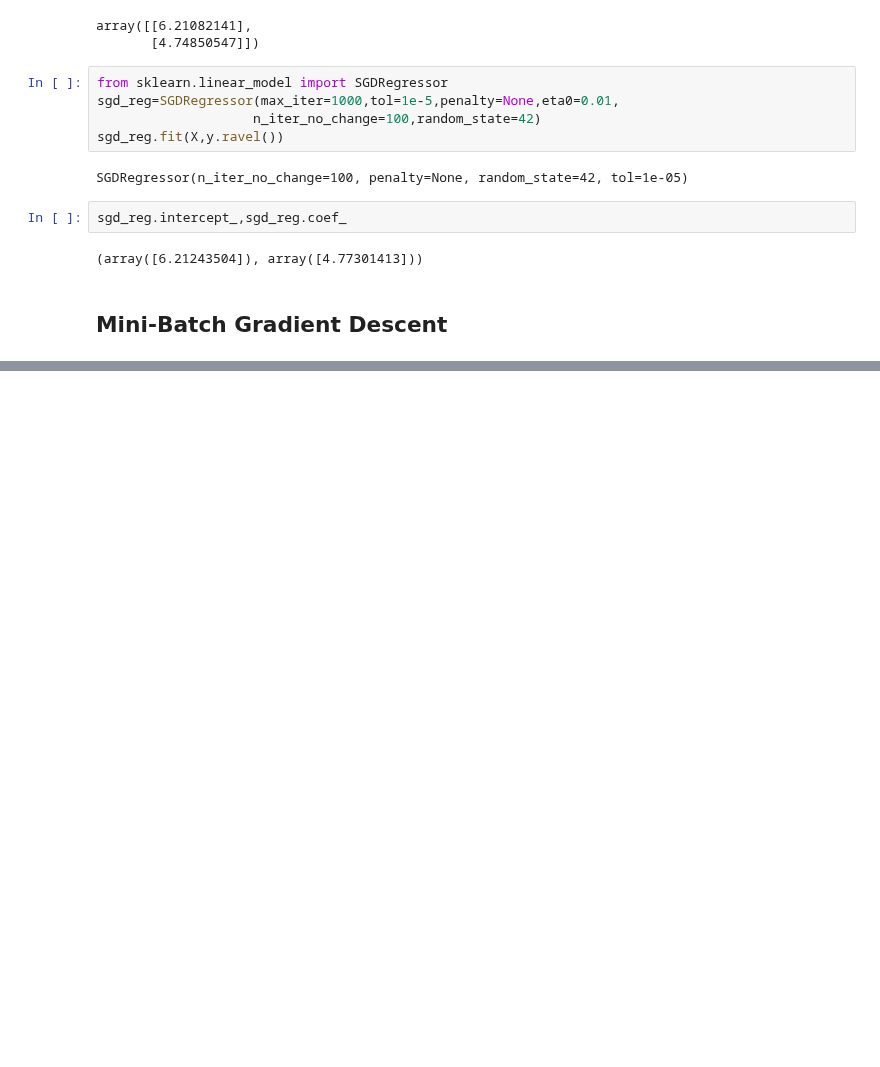
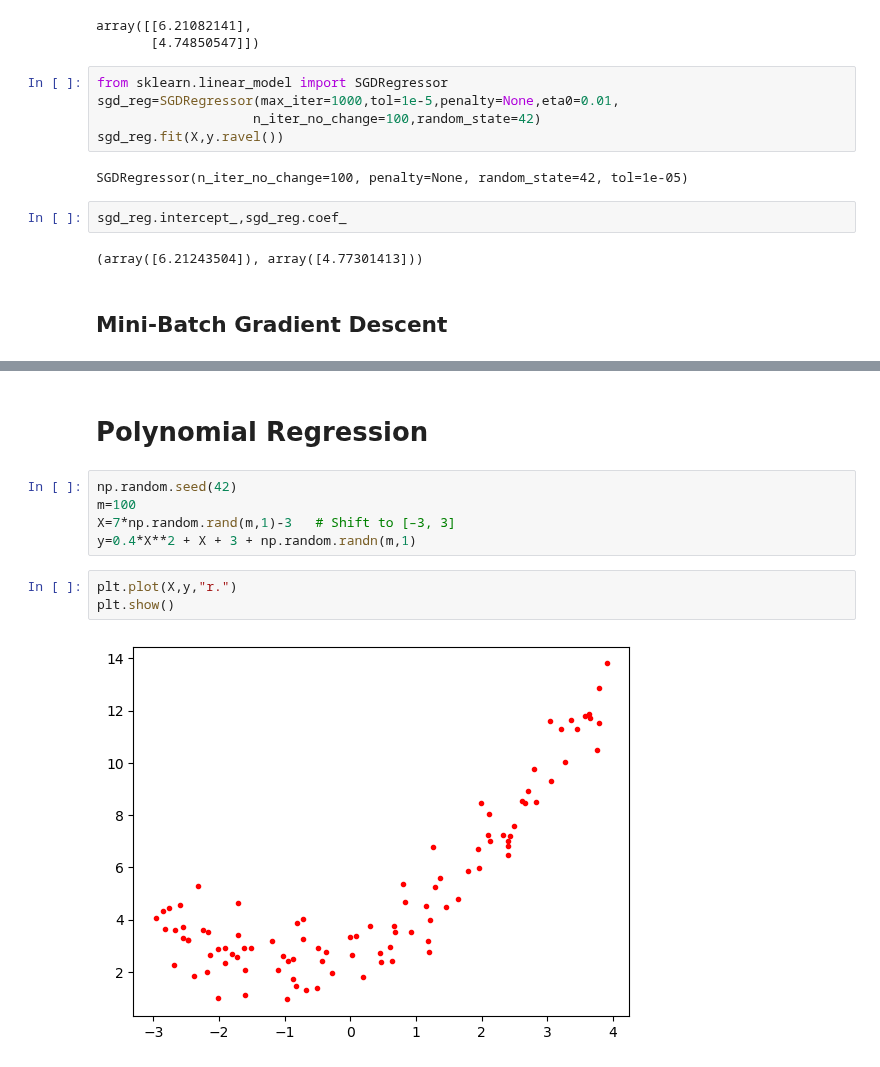
Before and after one commit to ShindeShivam/Machine-Learning, a Jupyter notebook: Fundamentals-of-Machine-Learning/4.Training-Models/training_models.ipynb, the cells around one changed output, grey strips where cells are left out. Drawn from its saved outputs; the diff is of its cells as text; blank space fills up the shorter version.

Commit message:
Polynomial regression

```diff
--- a/Fundamentals-of-Machine-Learning/4.Training-Models/training_models.ipynb
+++ b/Fundamentals-of-Machine-Learning/4.Training-Models/training_models.ipynb
@@ -274 +272,13 @@ plt.show()
 [figure]
+# %% [markdown]
+# Polynomial Regression
+# %%
+np.random.seed(42)
+m=100
+X=7*np.random.rand(m,1)-3   # Shift to [–3, 3]
+y=0.4*X**2 + X + 3 + np.random.randn(m,1)
+# %%
+plt.plot(X,y,"r.")
+plt.show()
+# %% [output]
+[figure, added]
```
Also changed, not shown: parts of 5 cells of this notebook.
